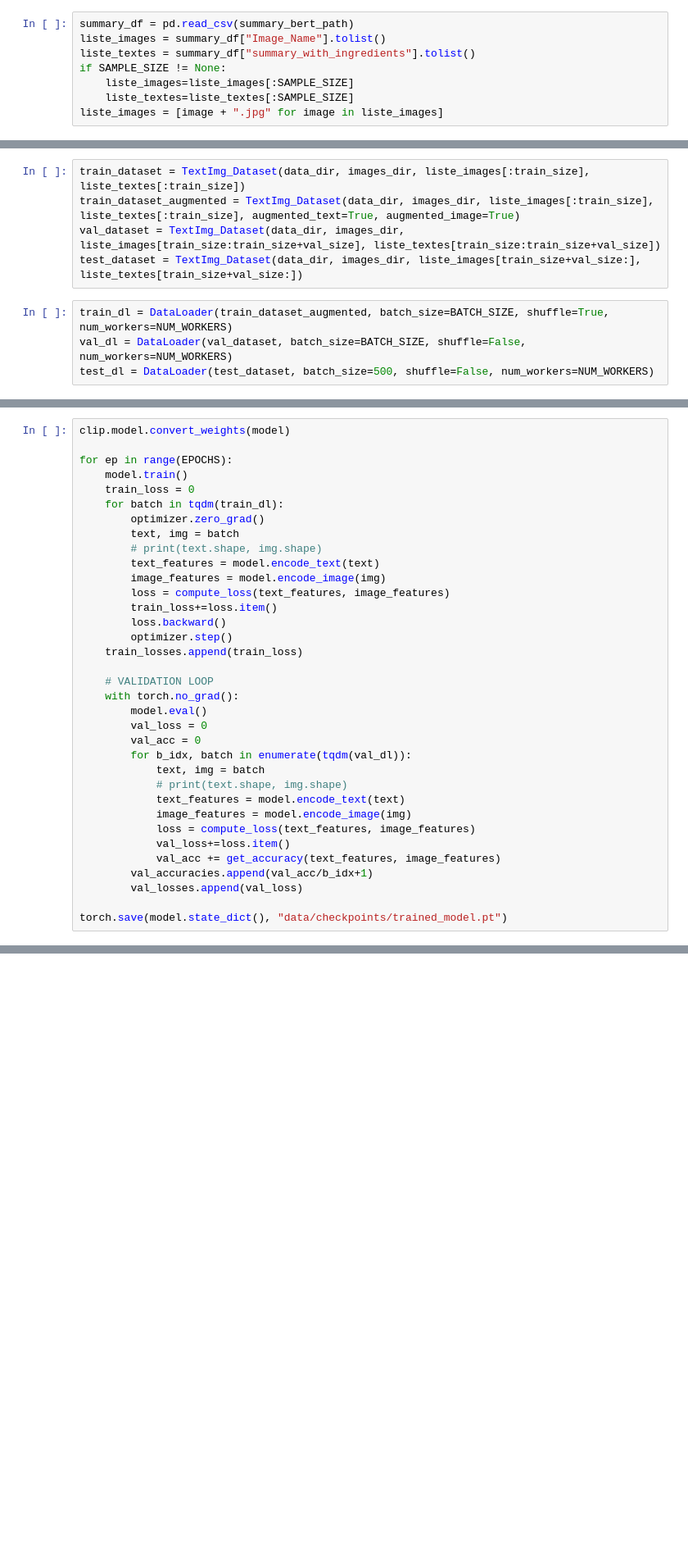
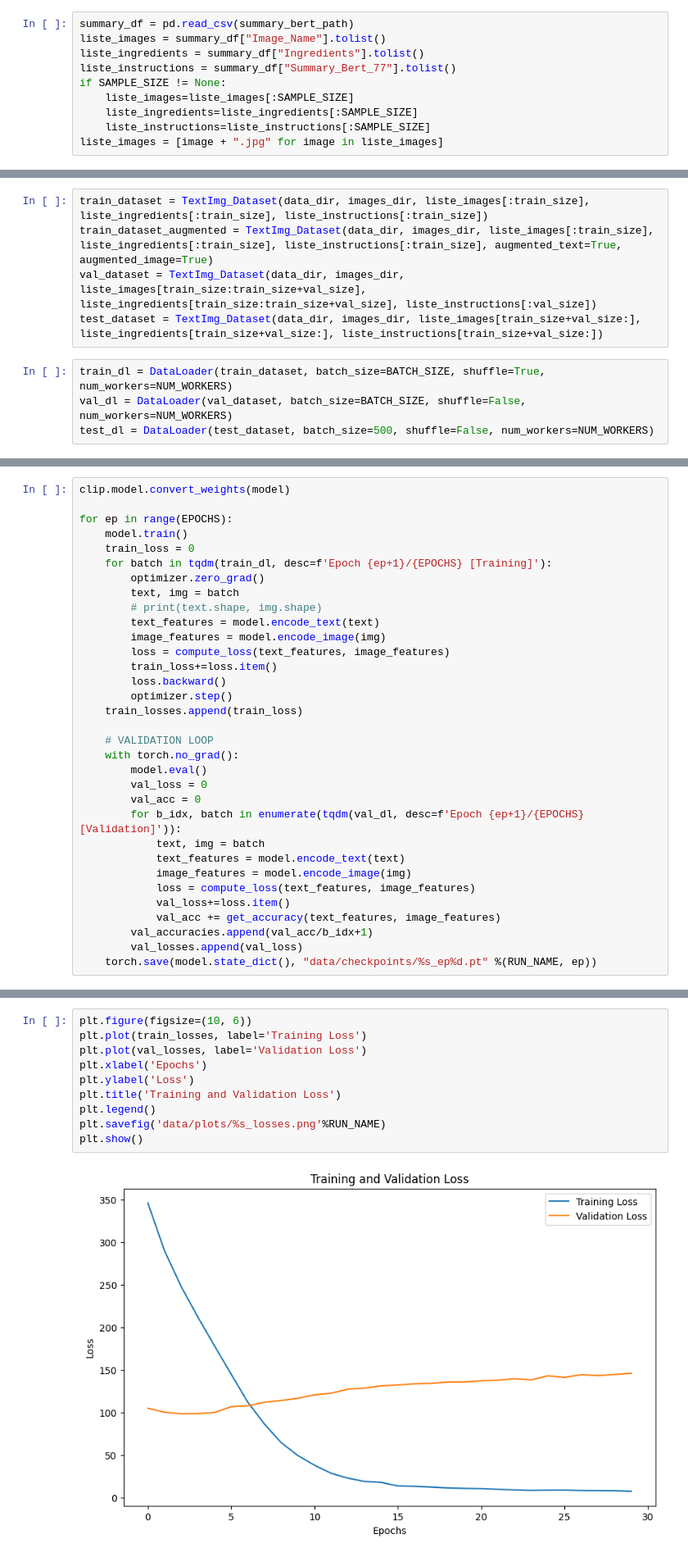
Before and after one commit to hannachoum/Image-to-Recipe-Retrieval, a Jupyter notebook: FT_ribal.ipynb, the cells around one changed output, grey strips where cells are left out. Shown: that part at 82% size. Cells and saved outputs as stored; diff of their text form; blank space fills up the shorter version.

```diff
--- a/FT_ribal.ipynb
+++ b/FT_ribal.ipynb
@@ -99,9 +104,11 @@ images_dir = "Food Images/Food Images"
 # %%
 summary_df = pd.read_csv(summary_bert_path)
 liste_images = summary_df["Image_Name"].tolist()
-liste_textes = summary_df["summary_with_ingredients"].tolist()
+liste_ingredients = summary_df["Ingredients"].tolist()
+liste_instructions = summary_df["Summary_Bert_77"].tolist()
 if SAMPLE_SIZE != None:
     liste_images=liste_images[:SAMPLE_SIZE]
-    liste_textes=liste_textes[:SAMPLE_SIZE]
+    liste_ingredients=liste_ingredients[:SAMPLE_SIZE]
+    liste_instructions=liste_instructions[:SAMPLE_SIZE]
 liste_images = [image + ".jpg" for image in liste_images]
 # %%
@@ -120,10 +127,10 @@ val_size = int(length*VAL_PROP)
 # %%
-train_dataset = TextImg_Dataset(data_dir, images_dir, liste_images[:train_size], liste_textes[:train_size])
-train_dataset_augmented = TextImg_Dataset(data_dir, images_dir, liste_images[:train_size], liste_textes[:train_size], augmented_text=True, augmented_image=True)
-val_dataset = TextImg_Dataset(data_dir, images_dir, liste_images[train_size:train_size+val_size], liste_textes[train_size:train_size+val_size])
-test_dataset = TextImg_Dataset(data_dir, images_dir, liste_images[train_size+val_size:], liste_textes[train_size+val_size:])
+train_dataset = TextImg_Dataset(data_dir, images_dir, liste_images[:train_size], liste_ingredients[:train_size], liste_instructions[:train_size])
+train_dataset_augmented = TextImg_Dataset(data_dir, images_dir, liste_images[:train_size], liste_ingredients[:train_size], liste_instructions[:train_size], augmented_text=True, augmented_image=True)
+val_dataset = TextImg_Dataset(data_dir, images_dir, liste_images[train_size:train_size+val_size], liste_ingredients[train_size:train_size+val_size], liste_instructions[:val_size])
+test_dataset = TextImg_Dataset(data_dir, images_dir, liste_images[train_size+val_size:], liste_ingredients[train_size+val_size:], liste_instructions[train_size+val_size:])
 # %%
-train_dl = DataLoader(train_dataset_augmented, batch_size=BATCH_SIZE, shuffle=True, num_workers=NUM_WORKERS)
+train_dl = DataLoader(train_dataset, batch_size=BATCH_SIZE, shuffle=True, num_workers=NUM_WORKERS)
 val_dl = DataLoader(val_dataset, batch_size=BATCH_SIZE, shuffle=False, num_workers=NUM_WORKERS)
 test_dl = DataLoader(test_dataset, batch_size=500, shuffle=False, num_workers=NUM_WORKERS)
 # %%
@@ -195,7 +202,7 @@ clip.model.convert_weights(model)
 for ep in range(EPOCHS):
     model.train()
     train_loss = 0
-    for batch in tqdm(train_dl):
+    for batch in tqdm(train_dl, desc=f'Epoch {ep+1}/{EPOCHS} [Training]'):
         optimizer.zero_grad()
         text, img = batch
         # print(text.shape, img.shape)
@@ -212,9 +219,8 @@ for ep in range(EPOCHS):
         model.eval()
         val_loss = 0
         val_acc = 0
-        for b_idx, batch in enumerate(tqdm(val_dl)):
+        for b_idx, batch in enumerate(tqdm(val_dl, desc=f'Epoch {ep+1}/{EPOCHS} [Validation]')):
             text, img = batch
-            # print(text.shape, img.shape)
             text_features = model.encode_text(text)
             image_features = model.encode_image(img)
             loss = compute_loss(text_features, image_features)
@@ -222,5 +228,4 @@ for ep in range(EPOCHS):
             val_acc += get_accuracy(text_features, image_features)
         val_accuracies.append(val_acc/b_idx+1)
         val_losses.append(val_loss)
-
-torch.save(model.state_dict(), "data/checkpoints/trained_model.pt")
+    torch.save(model.state_dict(), "data/checkpoints/%s_ep%d.pt" %(RUN_NAME, ep))
@@ -248,0 +254,12 @@ train_losses, val_losses, val_accuracies
+# %%
+plt.figure(figsize=(10, 6))
+plt.plot(train_losses, label='Training Loss')
+plt.plot(val_losses, label='Validation Loss')
+plt.xlabel('Epochs')
+plt.ylabel('Loss')
+plt.title('Training and Validation Loss')
+plt.legend()
+plt.savefig('data/plots/%s_losses.png'%RUN_NAME)
+plt.show()
+# %% [output]
+[figure, added]
```
Also changed, not shown: parts of 15 cells of this notebook, 25 other files.
